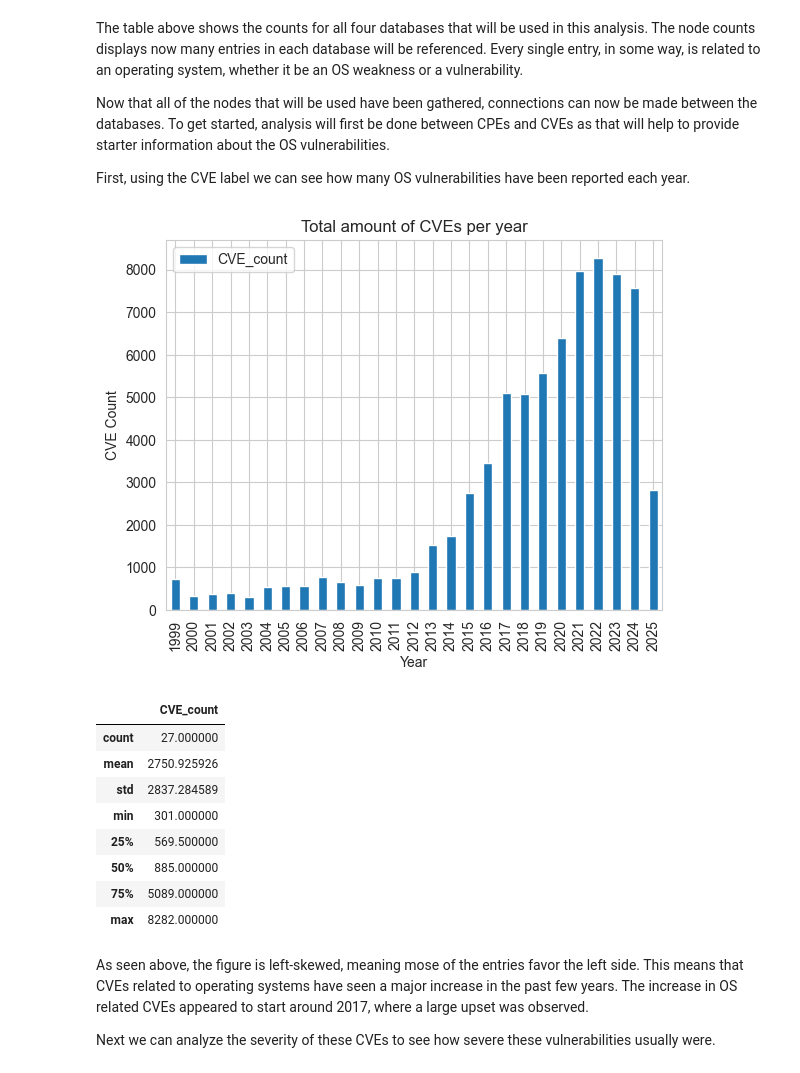
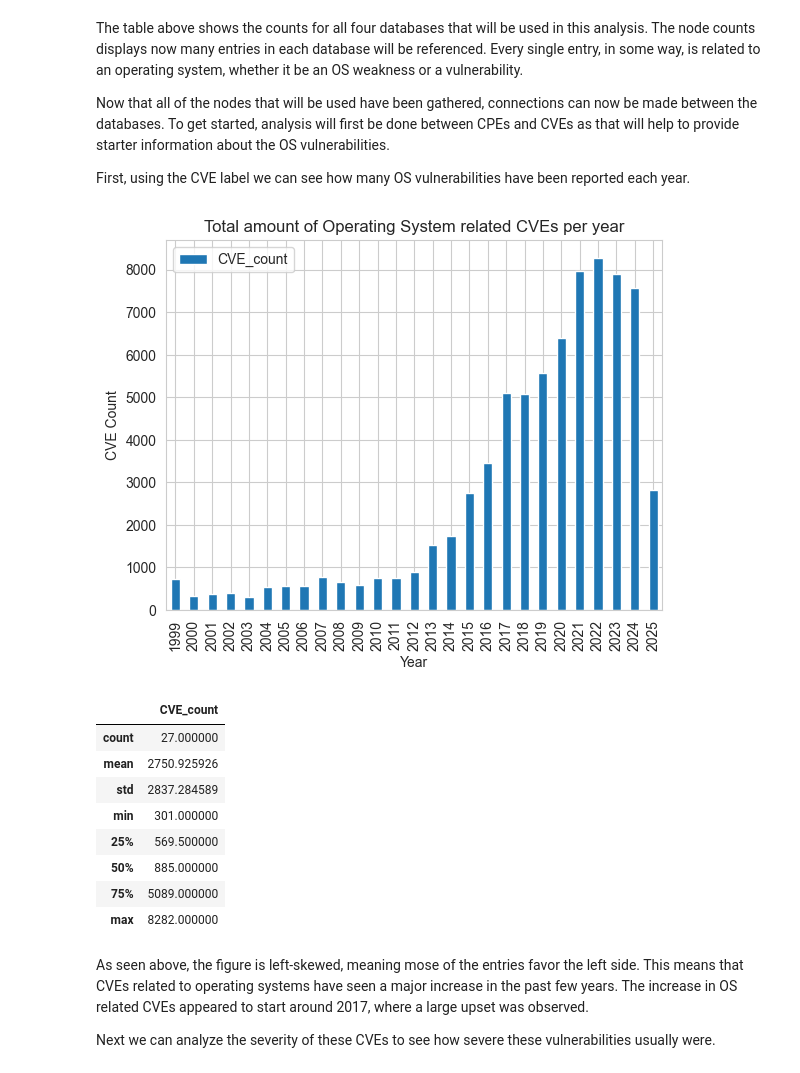
Before and after one commit to edogdu/UCKG, a Jupyter notebook: documents/notebooks/UCKG_Analysis.ipynb, the cells around one changed output. Saved outputs shown, nothing was run; the diff lists cells and outputs as text; code cells hidden in the pictures.

```diff
--- a/documents/notebooks/UCKG_Analysis.ipynb
+++ b/documents/notebooks/UCKG_Analysis.ipynb
@@ -2875,27 +3091,27 @@ First, using the CVE label we can see how many OS vulnerabilities have been repo
 # %%
 query = """
 MATCH (n:UcoexCPE) <-[UCOEXHASCPE]-(v:UcoCVE)
 WHERE split(n.cpeName, ':')[2] = 'o'
 RETURN count(DISTINCT v) as CVE_count, split(v.label, '-')[1] as Year
 ORDER BY Year ASC
 """
 
 params = {}
 count = run_query(query, parameters=params)
 
 #creates a datafram to output the results
 df = pd.DataFrame(count)
 df
 
 df.plot(x='Year', y='CVE_count', kind='bar')
-plt.title('Total amount of CVEs per year')
+plt.title('Total amount of Operating System related CVEs per year')
 plt.xlabel('Year')
 plt.ylabel('CVE Count')
 plt.show()
 
 df.describe()
 # %% [output]
-[figure, old version]
+[figure, new version]
 |  | CVE_count |
 | count | 27.000000 |
 | mean | 2750.925926 |
```
Also changed, not shown: parts of 42 cells of this notebook.
